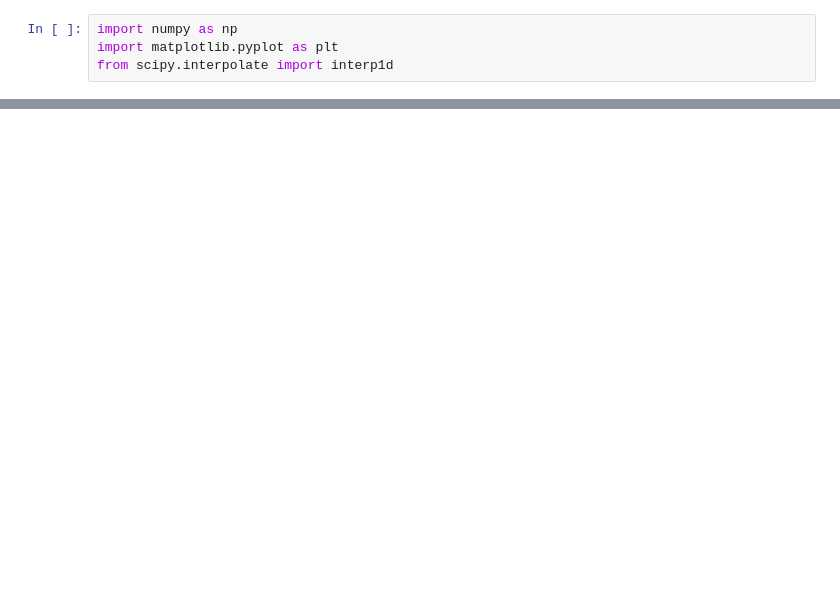
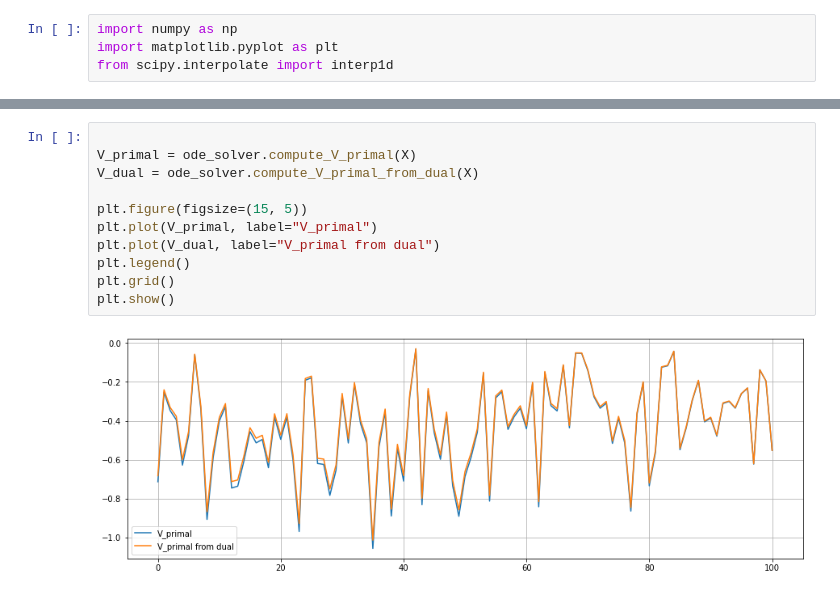
Before and after one commit to ivannkirev/Stochastic-Control-in-Mathematical-Finance, a Jupyter notebook: Runge_Kutta_Numerical_Solution/Runge_Kutta_solver.ipynb, the cells around one changed output, grey strips where cells are left out. Drawn from its saved outputs; the diff is of its cells as text; blank space fills up the shorter version.

```diff
--- a/Runge_Kutta_Numerical_Solution/Runge_Kutta_solver.ipynb
+++ b/Runge_Kutta_Numerical_Solution/Runge_Kutta_solver.ipynb
@@ -235,0 +534,13 @@ plt.show()
+# %%
+
+V_primal = ode_solver.compute_V_primal(X)
+V_dual = ode_solver.compute_V_primal_from_dual(X)
+
+plt.figure(figsize=(15, 5))
+plt.plot(V_primal, label="V_primal")
+plt.plot(V_dual, label="V_primal from dual")
+plt.legend()
+plt.grid()
+plt.show()
+# %% [output]
+[figure, added]
```
Also changed, not shown: parts of 7 cells of this notebook, 4 other files.
